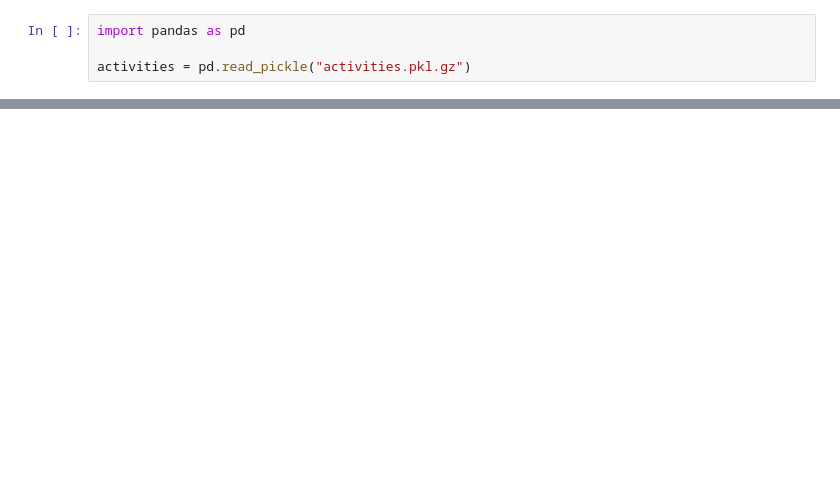
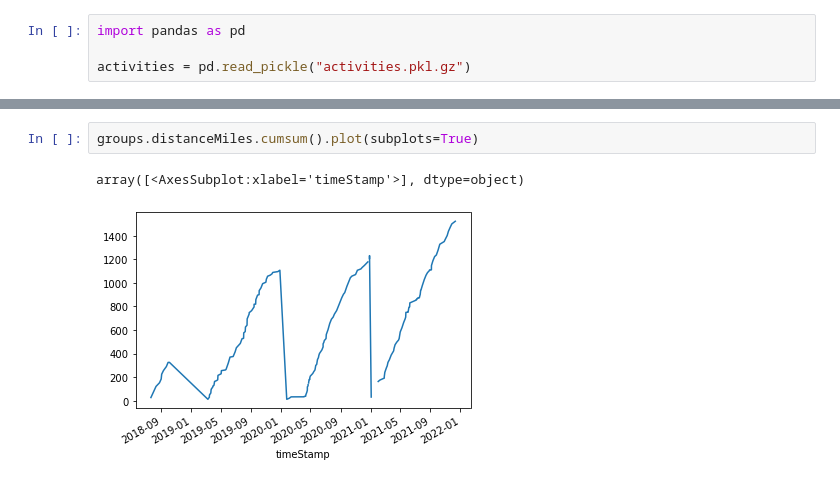
Before and after one commit to RERobbins/py_athletics, a Jupyter notebook: py_athletics.ipynb, the cells around one changed output, grey strips where cells are left out. Saved outputs shown, nothing was run; the diff lists cells and outputs as text; blank space fills up the shorter version.

```diff
--- a/py_athletics.ipynb
+++ b/py_athletics.ipynb
@@ -84,0 +131,5 @@ Name: avgPaceMPM, dtype: Float64
+# %%
+groups.distanceMiles.cumsum().plot(subplots=True)
+# %% [output]
+array([<AxesSubplot:xlabel='timeStamp'>], dtype=object)
+[figure, added]
```
Also changed, not shown: parts of 16 cells of this notebook, 2 other files.
